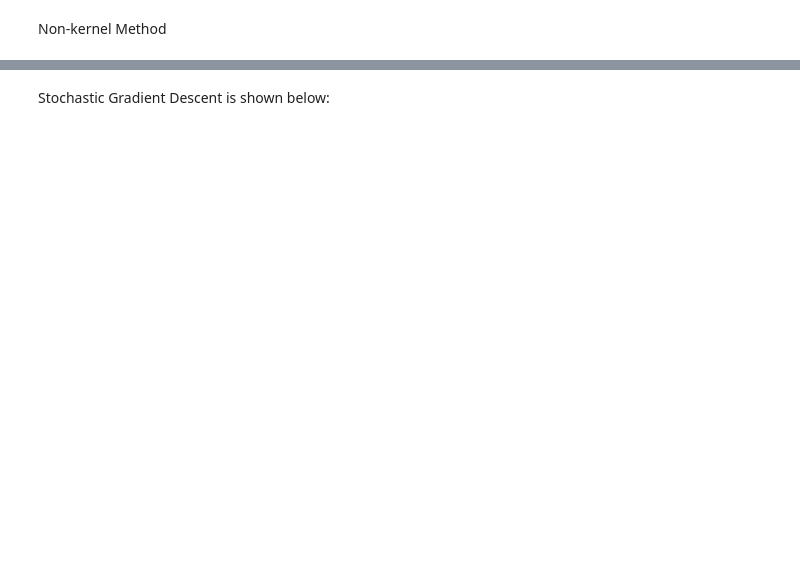
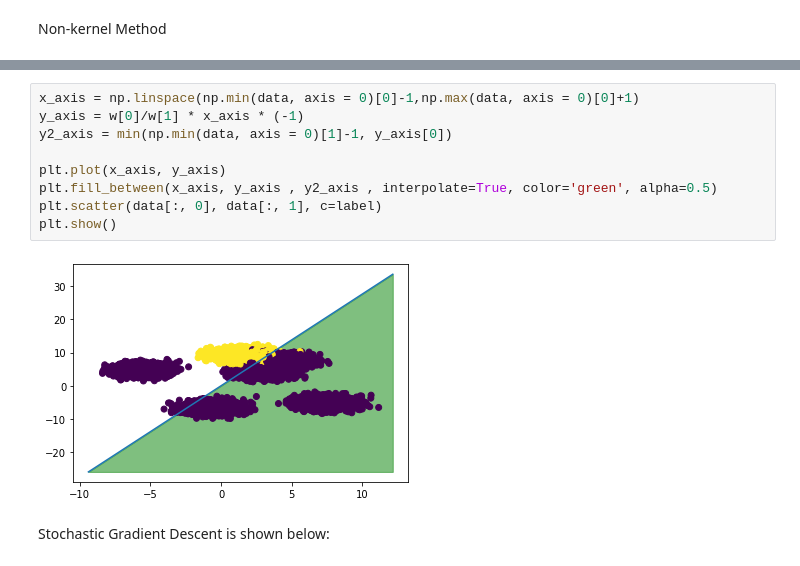
Before and after one commit to waystogetthere/Multi-task_Kernel_learning_Algorithm, a Jupyter notebook: Single-Task_1-Constraint_Kernel.ipynb, the cells around one changed output, grey strips where cells are left out. Saved outputs shown, nothing was run; the diff lists cells and outputs as text; blank space fills up the shorter version.

```diff
--- a/Single-Task_1-Constraint_Kernel.ipynb
+++ b/Single-Task_1-Constraint_Kernel.ipynb
@@ -72,3 +125,14 @@ print(np.sum(Y * X.dot(w) >= 1) / NUM_EMPLOYEES)
+# %%
+x_axis = np.linspace(np.min(data, axis = 0)[0]-1,np.max(data, axis = 0)[0]+1)
+y_axis = w[0]/w[1] * x_axis * (-1)
+y2_axis = min(np.min(data, axis = 0)[1]-1, y_axis[0])
+
+plt.plot(x_axis, y_axis)
+plt.fill_between(x_axis, y_axis , y2_axis , interpolate=True, color='green', alpha=0.5)
+plt.scatter(data[:, 0], data[:, 1], c=label)
+plt.show()
+# %% [output]
+[figure, added]
 # %% [markdown]
 Stochastic Gradient Descent is shown below:
 # %%
```
Also changed, not shown: parts of 13 cells of this notebook.
